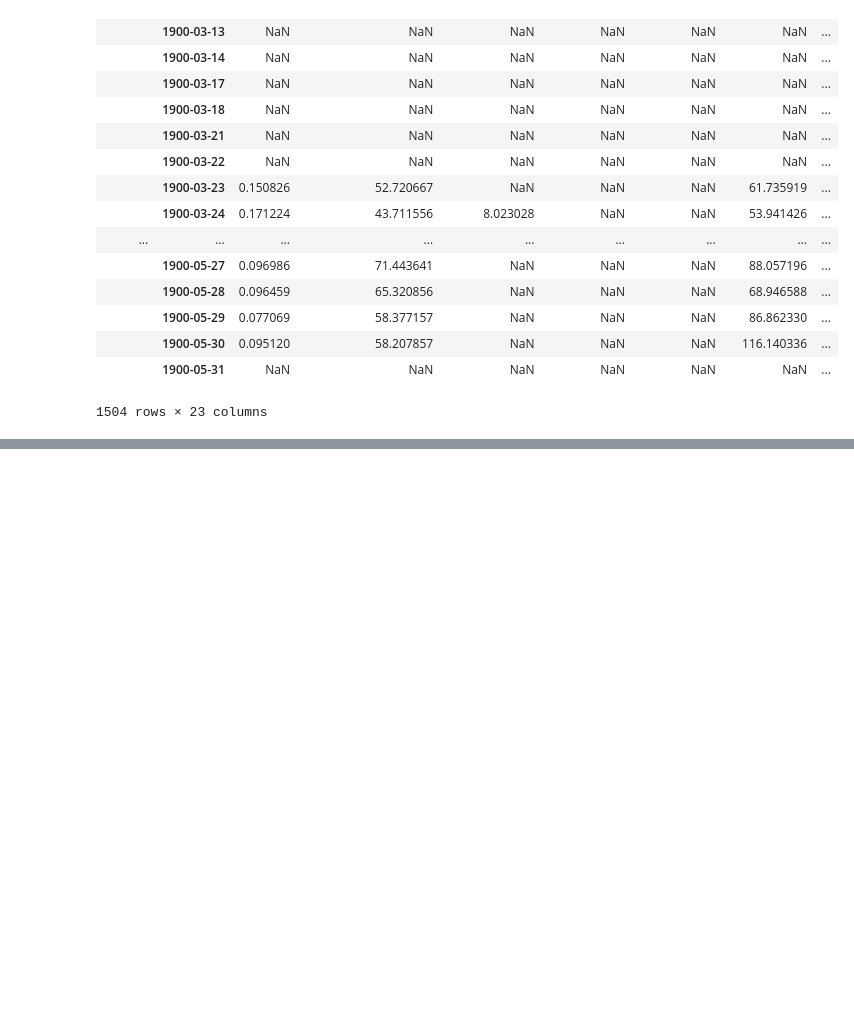
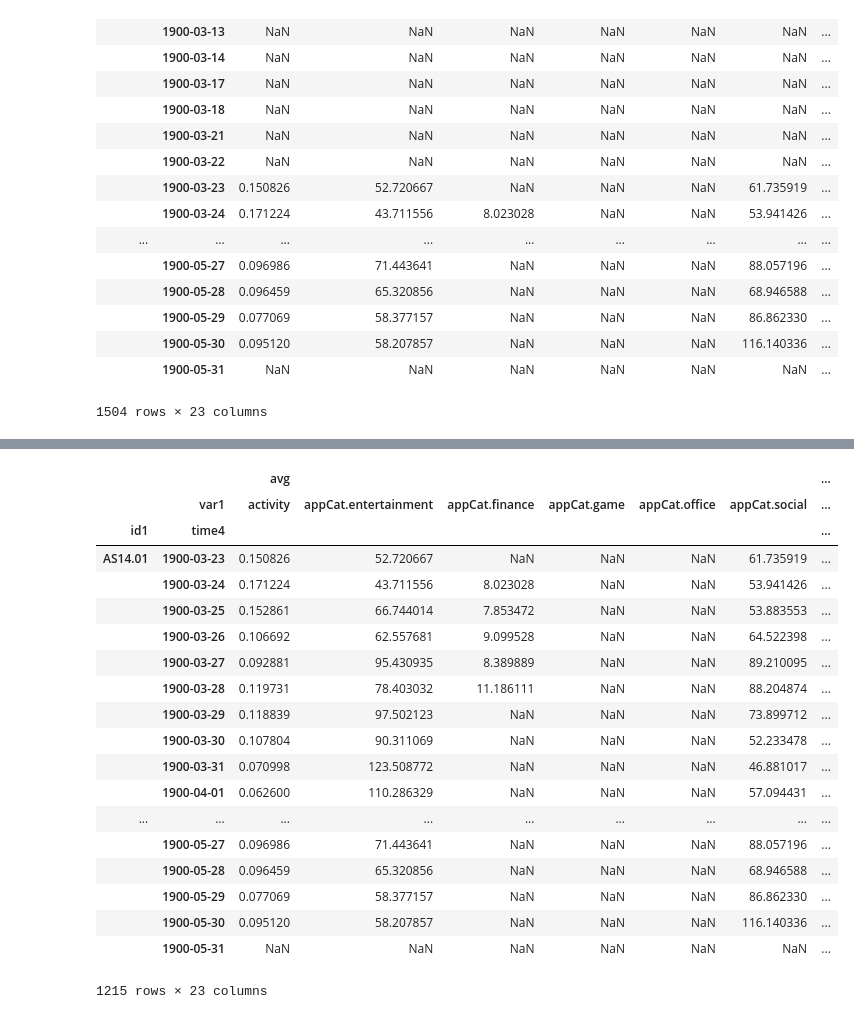
Before and after one commit to Dennis-Dekker/Data_mining, a Jupyter notebook: new_preprocessing.ipynb, the cells around one changed output, grey strips where cells are left out. Drawn from its saved outputs; the diff is of its cells as text; code cells hidden in the pictures; blank space fills up the shorter version.

Commit message:
what to do with Nan values?

```diff
--- a/new_preprocessing.ipynb
+++ b/new_preprocessing.ipynb
@@ -327,0 +330,5 @@ table_test
+# %%
+#delete rows with only Nan
+data=table_test.dropna(how='all')
+#check which variables have empy values
+data.isna().any()
@@ -327,0 +353,26 @@ table_test
+# %%
+#data.to_csv("data/test.csv")
+# for i, row in data.iterrows():
+#     print(row)
+data
+# %% [output]
+|  |  | avg |  |  |  |  |  | ... |
+|  | var1 | activity | appCat.entertainment | appCat.finance | appCat.game | appCat.office | appCat.social | ... |
+| id1 | time4 |  |  |  |  |  |  | ... |
+| AS14.01 | 1900-03-23 | 0.150826 | 52.720667 | NaN | NaN | NaN | 61.735919 | ... |
+|  | 1900-03-24 | 0.171224 | 43.711556 | 8.023028 | NaN | NaN | 53.941426 | ... |
+|  | 1900-03-25 | 0.152861 | 66.744014 | 7.853472 | NaN | NaN | 53.883553 | ... |
+|  | 1900-03-26 | 0.106692 | 62.557681 | 9.099528 | NaN | NaN | 64.522398 | ... |
+|  | 1900-03-27 | 0.092881 | 95.430935 | 8.389889 | NaN | NaN | 89.210095 | ... |
+|  | 1900-03-28 | 0.119731 | 78.403032 | 11.186111 | NaN | NaN | 88.204874 | ... |
+|  | 1900-03-29 | 0.118839 | 97.502123 | NaN | NaN | NaN | 73.899712 | ... |
+|  | 1900-03-30 | 0.107804 | 90.311069 | NaN | NaN | NaN | 52.233478 | ... |
+|  | 1900-03-31 | 0.070998 | 123.508772 | NaN | NaN | NaN | 46.881017 | ... |
+|  | 1900-04-01 | 0.062600 | 110.286329 | NaN | NaN | NaN | 57.094431 | ... |
+| ... | ... | ... | ... | ... | ... | ... | ... | ... |
+|  | 1900-05-27 | 0.096986 | 71.443641 | NaN | NaN | NaN | 88.057196 | ... |
+|  | 1900-05-28 | 0.096459 | 65.320856 | NaN | NaN | NaN | 68.946588 | ... |
+|  | 1900-05-29 | 0.077069 | 58.377157 | NaN | NaN | NaN | 86.862330 | ... |
+|  | 1900-05-30 | 0.095120 | 58.207857 | NaN | NaN | NaN | 116.140336 | ... |
+|  | 1900-05-31 | NaN | NaN | NaN | NaN | NaN | NaN | ... |
+1215 rows × 23 columns
```
Also changed, not shown: parts of 4 cells of this notebook, 1 other file.
